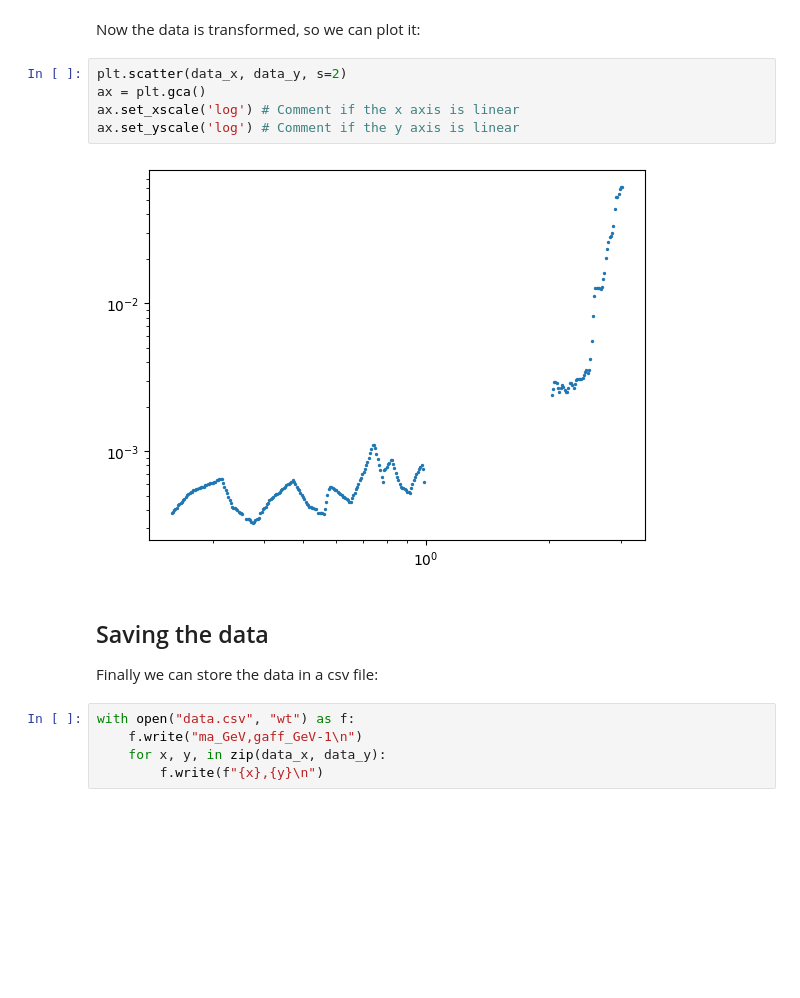
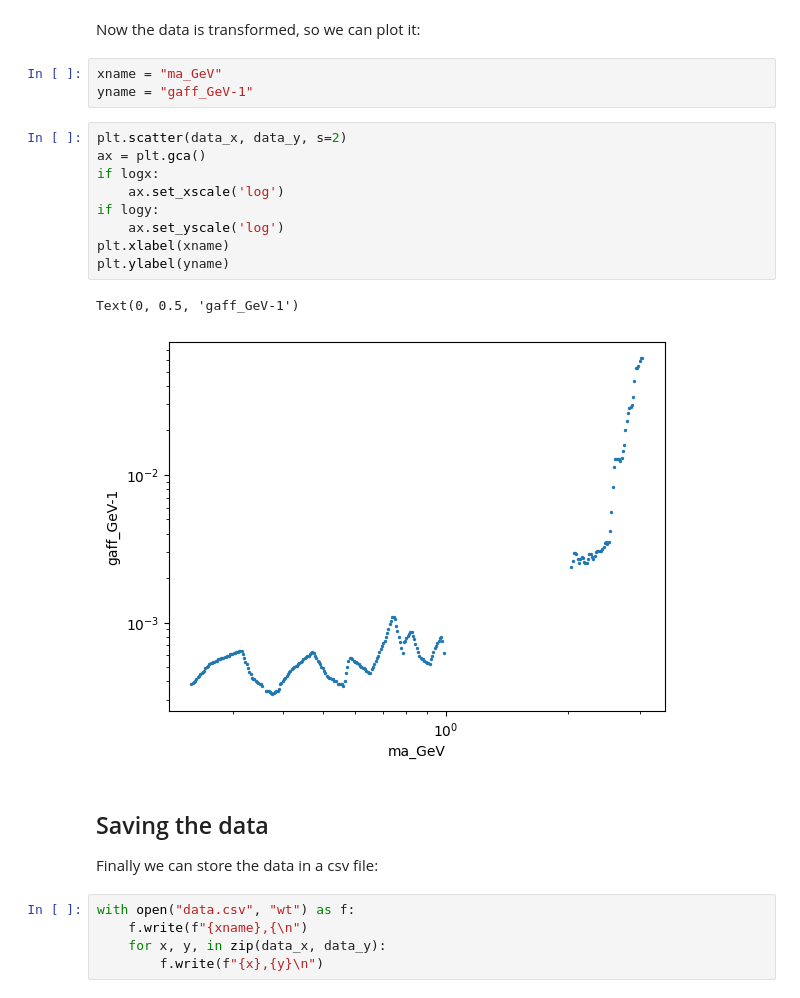
Before and after one commit to Jorge-Alda/digiplotter, a Jupyter notebook: digiplotter.ipynb, the cells around one changed output. Cells and saved outputs as stored; diff of their text form; blank space fills up the shorter version.

```diff
--- a/digiplotter.ipynb
+++ b/digiplotter.ipynb
@@ -136,19 +136,27 @@ b_y = transf_y(yval1)-slope_y*yref1
 data_y = transfinv_y(np.array(ypos)*slope_y+b_y)
 # %% [markdown]
 Now the data is transformed, so we can plot it:
+# %%
+xname = "ma_GeV"
+yname = "gaff_GeV-1"
 # %%
 plt.scatter(data_x, data_y, s=2)
 ax = plt.gca()
-ax.set_xscale('log') # Comment if the x axis is linear
-ax.set_yscale('log') # Comment if the y axis is linear
+if logx:
+    ax.set_xscale('log')
+if logy:
+    ax.set_yscale('log')
+plt.xlabel(xname)
+plt.ylabel(yname)
 # %% [output]
+Text(0, 0.5, 'gaff_GeV-1')
-[figure, old version]
+[figure, new version]
 # %% [markdown]
 ## Saving the data
 
 Finally we can store the data in a csv file:
 # %%
 with open("data.csv", "wt") as f:
-    f.write("ma_GeV,gaff_GeV-1\n")
+    f.write(f"{xname},{\n")
     for x, y, in zip(data_x, data_y):
         f.write(f"{x},{y}\n")
```
